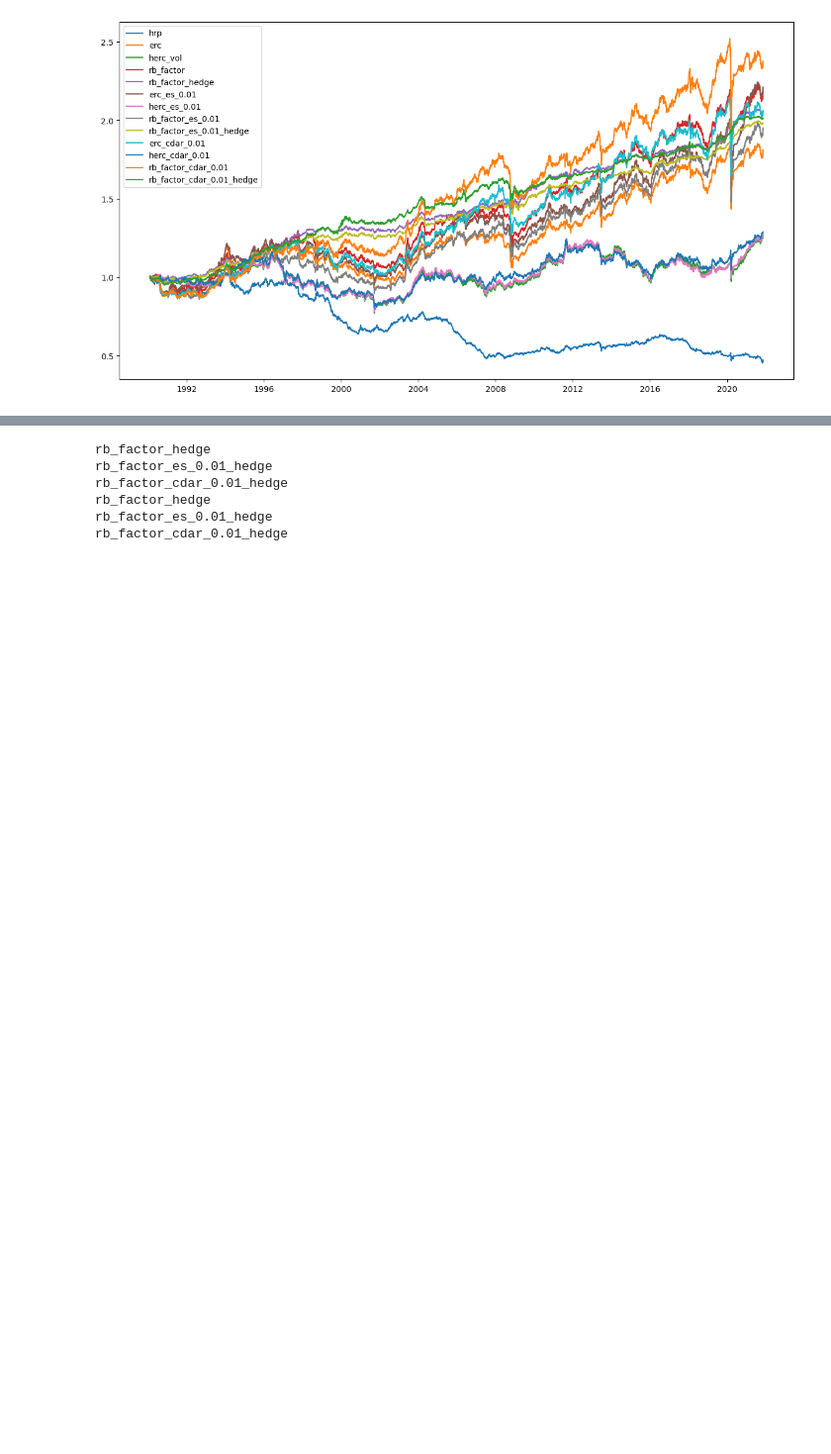
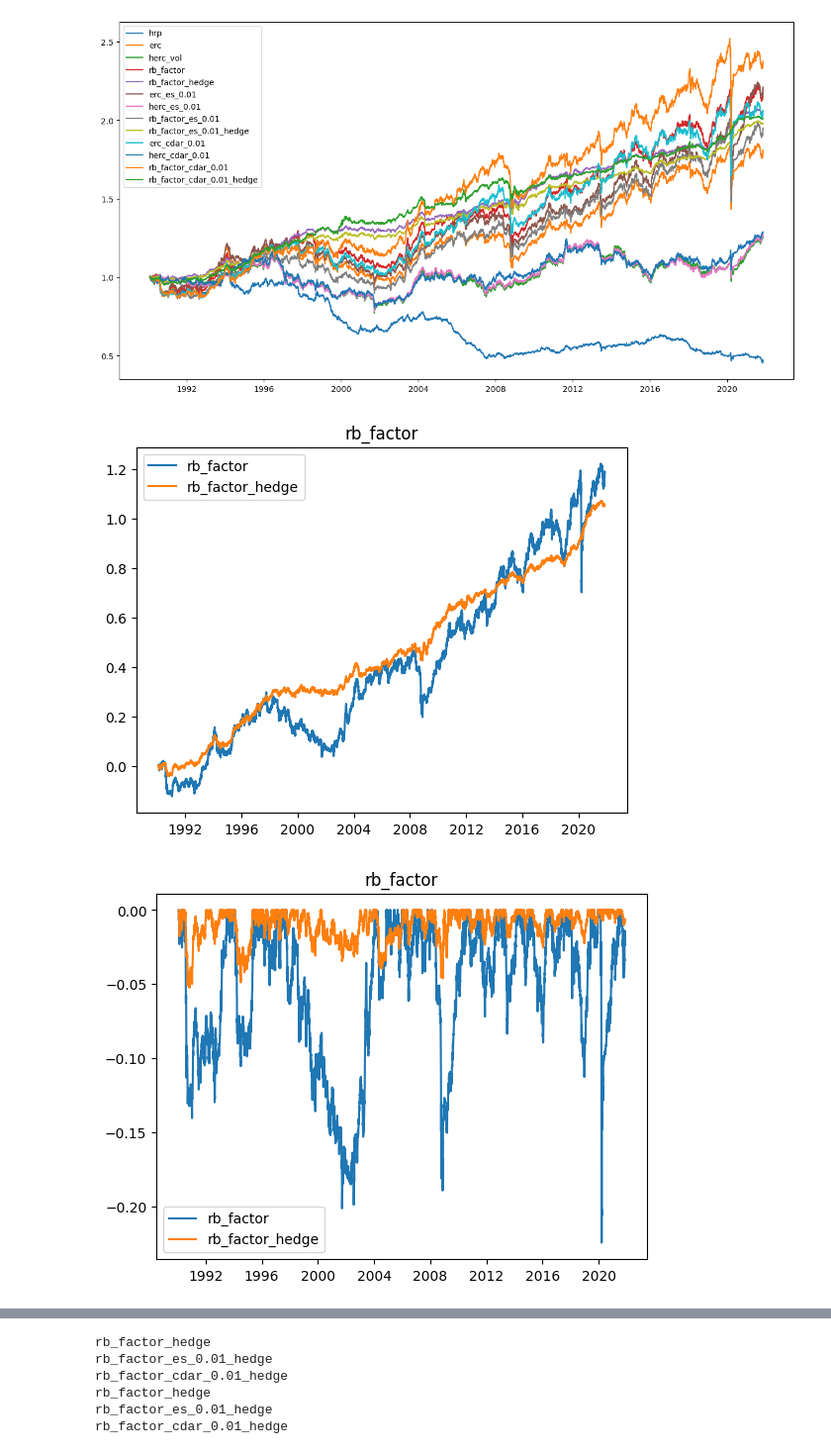
Before and after one commit to QuantLet/EmbeddingPortfolio, a Jupyter notebook: Backtest tail-risk AE.ipynb, the cells around one changed output, grey strips where cells are left out. Shown at 99% size. Saved outputs shown, nothing was run; the diff lists cells and outputs as text; code cells hidden in the pictures; blank space fills up the shorter version.

```diff
--- a/Backtest tail-risk AE.ipynb
+++ b/Backtest tail-risk AE.ipynb
@@ -319,3 +416,58 @@ plt.legend(ORDER)
 plt.show()
 # %% [output]
 [figure]
+# %%
+save=False
+benchmarks = [
+    "rb_factor",# "rb_factor_es_0.01", "rb_factor_cdar_0.01"
+]
+
+cvs = sorted([int(cv) for cv in os.listdir("activationProba/data/dataset2") if cv.isdigit()])
+tail_event2 = pd.concat(
+    [
+        pd.read_csv(f"activationProba/data/dataset2/{cv}/test_linear_activation.csv", index_col=0, parse_dates=True)
+        for cv in cvs
+    ]
+)
+tail_event2 = (tail_event2 <= 0).sum(1)
+tail_event2 = tail_event2[tail_event2 > 0]
+
+
+for bench in benchmarks:
+    strat = f"{bench}_hedge"
+
+    plt.plot(total_return2[bench] - 1)
+    plt.plot(total_return2[strat] - 1)
+    if save:
+        plt.savefig(f"{savedir}/{bench}_total_returns_dataset2.png",
+                    transparent=True, bbox_inches="tight")
+    else:
+        plt.title(bench)
+        plt.legend([bench, strat])
+    plt.show()
+
+    plt.plot(total_return2[bench] / total_return2[bench].cummax() - 1.0)
+    plt.plot(total_return2[strat] / total_return2[strat].cummax() - 1.0)
+    if save:
+        plt.savefig(f"{savedir}/{bench}_drawdown_dataset2.png",
+                    transparent=True, bbox_inches="tight")
+    else:
+        plt.title(bench)
+        plt.legend([bench, strat])
+    plt.show()
+
+    excess_ret = total_return2[strat] - total_return2[bench]
+    for event in tail_event2.index:
+        plt.vlines(event, min(excess_ret), max(excess_ret),
+                   color="black", alpha=1, linewidth=0.2)
+    plt.plot(excess_ret, color="tab:red")
+    if save:
+        plt.savefig(f"{savedir}/{bench}_excess_returns_dataset2.png",
+                    transparent=True, bbox_inches="tight")
+    else:
+        plt.title(bench)
+        plt.legend([bench, strat])
+    plt.show()
+# %% [output]
+[figure, added]
+[figure, added]
```
Also changed, not shown: parts of 9 cells of this notebook, 2 other files.
